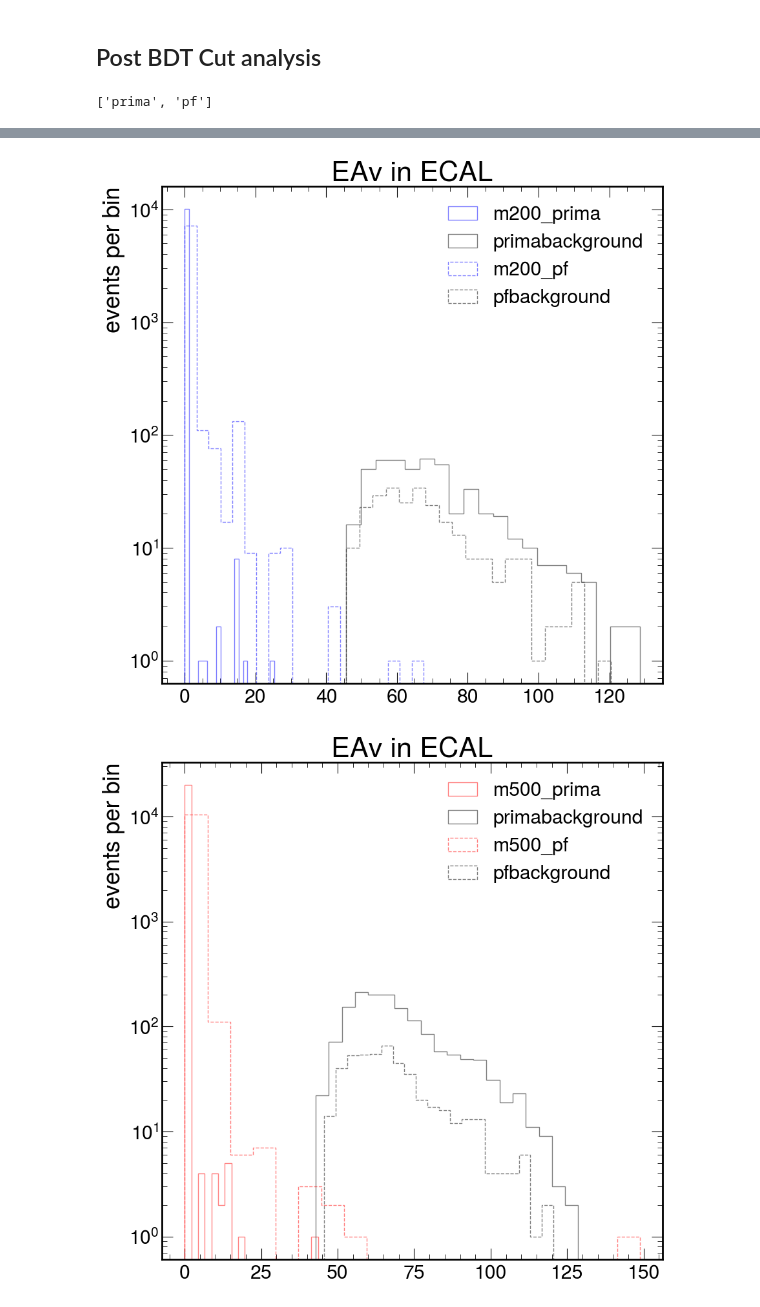
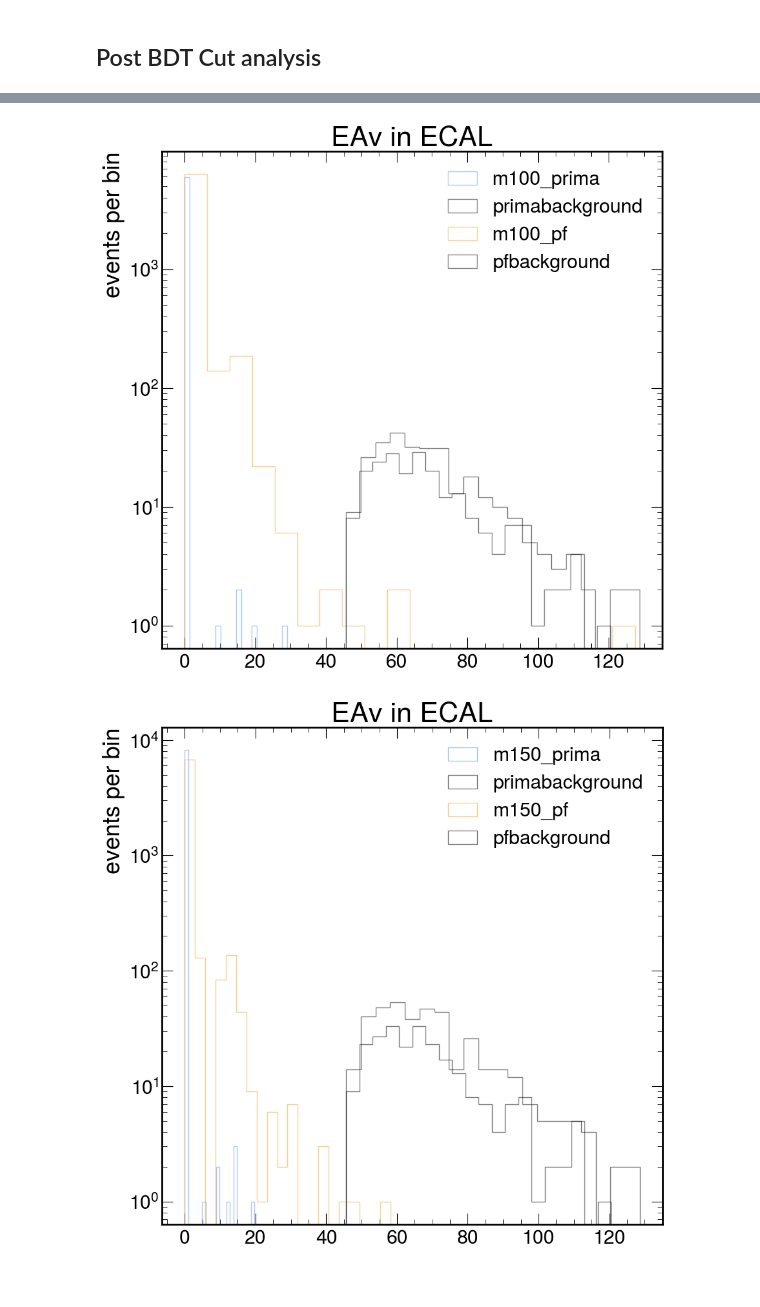
Before and after one commit to GnarlyYew/ldmx-alp-study, a Jupyter notebook: configs/analyzingroot.ipynb, the cells around one changed output, grey strips where cells are left out. Drawn from its saved outputs; the diff is of its cells as text; code cells hidden in the pictures.

```diff
--- a/configs/analyzingroot.ipynb
+++ b/configs/analyzingroot.ipynb
@@ -380,7 +380,7 @@ for j, mass in enumerate(masses):
         with uproot.open(f'ALP_m{mass}_{process}_ntuple.root') as f:
             events = f['Features'].arrays()
         plt.title("Number of hits")
-        n, bins, patches = ax.hist(events['e_NHits'],
+        n, bins, patches = ax.hist(events['XYAv'],
                                    histtype = 'step',
                                    bins=100,
                                    range=(0,50),
@@ -389,7 +389,7 @@ for j, mass in enumerate(masses):
                                    color = colors[j],
                                    alpha=1,
                                    label=f'm{mass}_{process}')
-    n, bins, patches = ax.hist(bkgd['e_NHits'],
+    n, bins, patches = ax.hist(bkgd['XYAv'],
                                 histtype = 'step',
                                 bins=100,
                                 range=(0,50),
@@ -840,10 +844,12 @@ successes / chances
 processes = ['prima', 'pf']
 cuts = {'Processes': processes}
 cuts[10] = [0.91, 0.95]
+cuts[100] = [0.92, 0.95]
+cuts[150] = [0.92, 0.94]
 cuts[200] = [0.92, 0.94]
+cuts[300] = [0.86, 0.94]
+cuts[400] = [0.82, 0.90]
 cuts[500] = [0.77, 0.90]
-# %% [output]
-['prima', 'pf']
 # %%
 with uproot.open(f'ALP_m200_pf_scored_ntuple.root') as f:
     events = f['Features'].arrays(library='pd')
@@ -852,7 +858,7 @@ with uproot.open(f'ALP_m200_pf_scored_ntuple.root') as f:
 feature = 'e_ZWidth'
 
 processes = ['prima', 'pf']
-masses = [10, 200, 500]
+masses = [10, 100, 150, 200, 300, 400, 500]
 styles = ["solid", 'dashed']
 colors = ["green", "blue", "red"]
 
@@ -907,8 +913,8 @@ for j, mass in enumerate(masses):
                                    bins=20,
  #                                  range=(0,1),
  #                                  density=True,
-                                   linestyle = styles[i],
-                                   color = colors[j],
+ #                                  linestyle = styles[i],
+ #                                  color = colors[j],
                                    alpha=0.5,
                                    label=f'm{mass}_{process}')
         n, bins, patches = ax.hist(passed_bkgd[feature],
@@ -917,7 +923,7 @@ for j, mass in enumerate(masses):
 
 #                                  range=(0,1),
 #                                    density=True,
-                                    linestyle = styles[i],
+ #                                   linestyle = styles[i],
                                     color = 'black',
                                     alpha=0.5,
                                     label=f'{process}background')
@@ -931,2 +937,2 @@ for j, mass in enumerate(masses):
-[figure, old version]
+[figure, new version]
-[figure, old version]
+[figure, new version]
```
Also changed, not shown: parts of 4 cells of this notebook, 22 other files.
